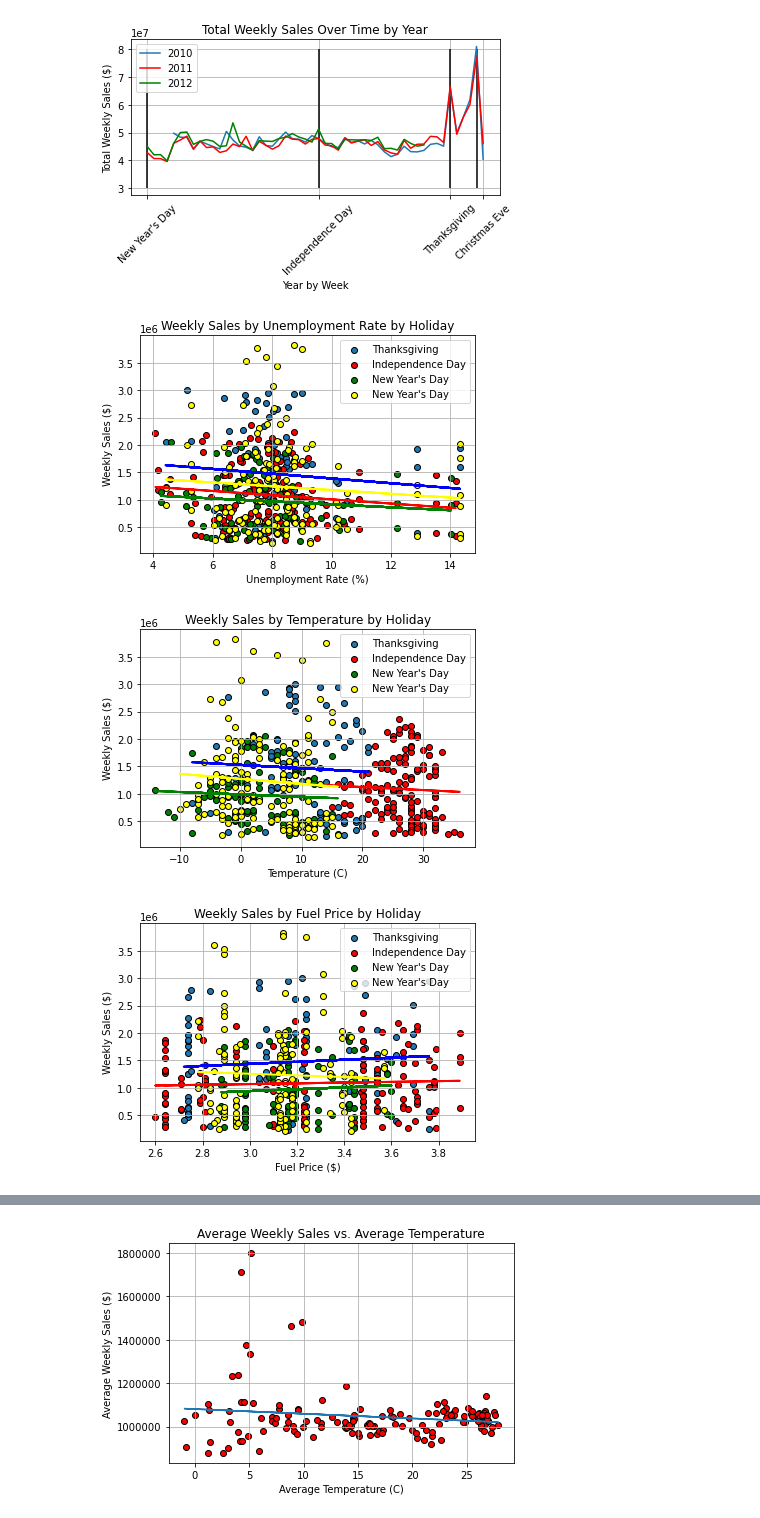
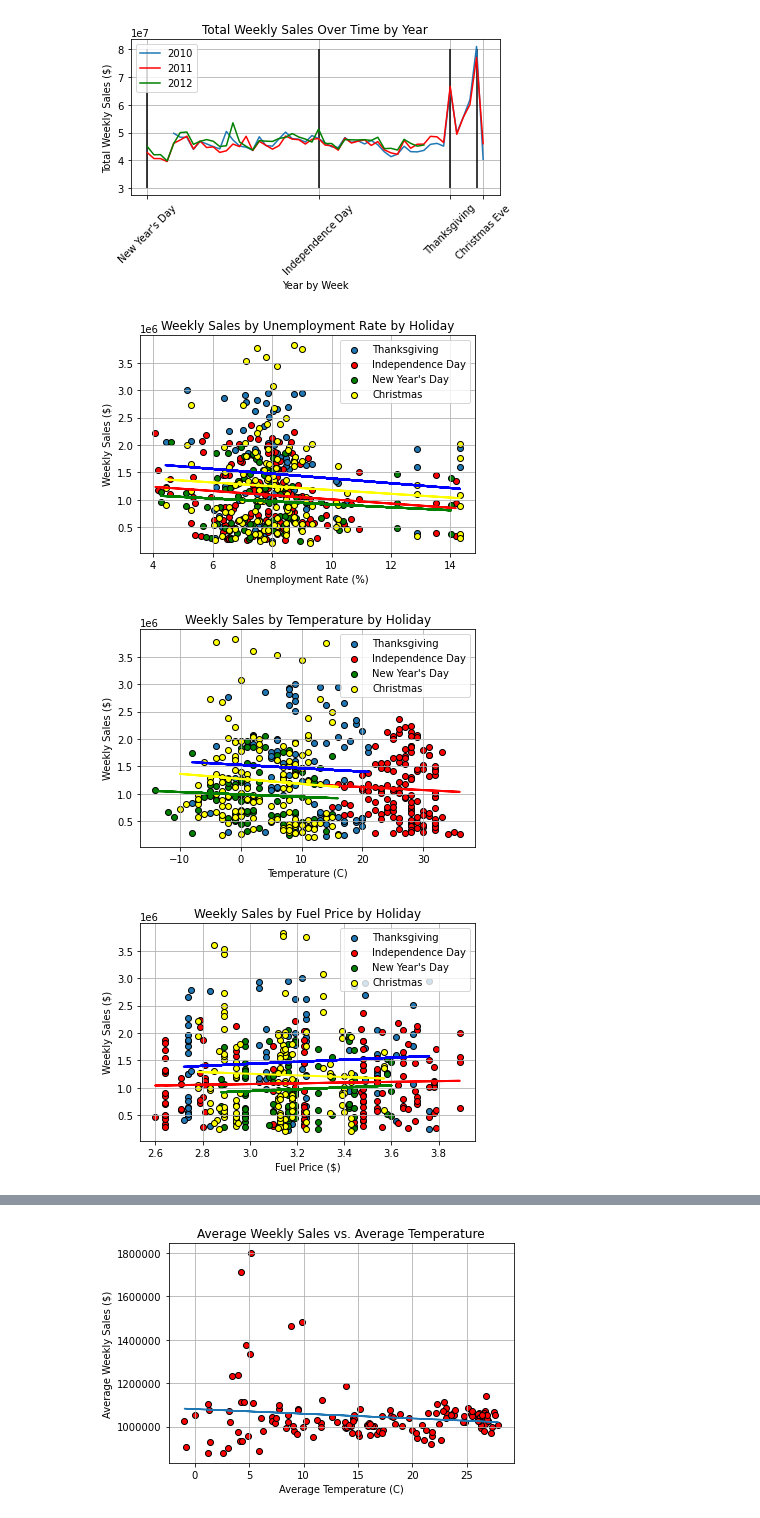
Before and after one commit to beckyydo/Project-1, a Jupyter notebook: Project 1/fourthnotebook.ipynb, the cells around one changed output, grey strips where cells are left out. Saved outputs shown, nothing was run; the diff lists cells and outputs as text; code cells hidden in the pictures.

```diff
--- a/Project 1/fourthnotebook.ipynb
+++ b/Project 1/fourthnotebook.ipynb
@@ -679,35 +679,35 @@ xmas= data.loc[data["Holiday Name"]=="Christmas"]
 
 plt.scatter(thanks["Unemployment"],thanks["Weekly_Sales"],edgecolor="black", label="Thanksgiving")
 plt.scatter(indep["Unemployment"],indep["Weekly_Sales"],c="red",edgecolor="black",label="Independence Day")
 plt.scatter(nyd["Unemployment"],nyd["Weekly_Sales"],c="green",edgecolor="black",label="New Year's Day")
-plt.scatter(xmas["Unemployment"],xmas["Weekly_Sales"],c="yellow",edgecolor="black",label="New Year's Day")
+plt.scatter(xmas["Unemployment"],xmas["Weekly_Sales"],c="yellow",edgecolor="black",label="Christmas")
 
 # Create linear regression equations:
 slopet, interceptt, r_valuet, p_valuet, std_errt = st.linregress(thanks["Unemployment"], thanks["Weekly_Sales"])
 best_fitt = slopet*thanks["Unemployment"]+interceptt
 plt.plot(thanks["Unemployment"],best_fitt,linewidth=2,c="blue")
 slopei, intercepti, r_valuei, p_valuei, std_erri = st.linregress(indep["Unemployment"], indep["Weekly_Sales"])
 best_fiti = slopei*indep["Unemployment"]+intercepti
 plt.plot(indep["Unemployment"],best_fiti,linewidth=2,c="red")
 slopen, interceptn, r_valuen, p_valuen, std_errn = st.linregress(nyd["Unemployment"], nyd["Weekly_Sales"])
 best_fitn = slopen*nyd["Unemployment"]+interceptn
 plt.plot(nyd["Unemployment"],best_fitn,linewidth=2,c="green")
 slopex, interceptx, r_valuex, p_valuex, std_errx = st.linregress(xmas["Unemployment"], xmas["Weekly_Sales"])
 best_fitx = slopex*xmas["Unemployment"]+interceptx
 
 # Format and add labels:
 plt.plot(xmas["Unemployment"],best_fitx,linewidth=2,c="yellow")
 plt.legend()
 plt.title("Weekly Sales by Unemployment Rate by Holiday")
 plt.ylabel("Weekly Sales ($)")
 plt.xlabel("Unemployment Rate (%)")
 plt.grid()
 plt.tight_layout
 
 # Export as png:
 plt.savefig("Figures/Unemployment/fig23.png")
 # %% [output]
-[figure, old version]
+[figure, new version]
 # %%
 # SCATTERPLOT: HOLIDAYS vs. TEMPERATURE
 thanks = data.loc[data["Holiday Name"]=="Thanksgiving Day"]
@@ -718,7 +718,7 @@ xmas= data.loc[data["Holiday Name"]=="Christmas"]
 plt.scatter(thanks["Temperature C"],thanks["Weekly_Sales"],edgecolor="black", label="Thanksgiving")
 plt.scatter(indep["Temperature C"],indep["Weekly_Sales"],c="red",edgecolor="black",label="Independence Day")
 plt.scatter(nyd["Temperature C"],nyd["Weekly_Sales"],c="green",edgecolor="black",label="New Year's Day")
-plt.scatter(xmas["Temperature C"],xmas["Weekly_Sales"],c="yellow",edgecolor="black",label="New Year's Day")
+plt.scatter(xmas["Temperature C"],xmas["Weekly_Sales"],c="yellow",edgecolor="black",label="Christmas")
 
 # Create linear regression equation:
 slopet, interceptt, r_valuet, p_valuet, std_errt = st.linregress(thanks["Temperature C"], thanks["Weekly_Sales"])
@@ -745,7 +745,7 @@ plt.tight_layout
 # Export as png:
 plt.savefig("Figures/Temperature/fig24.png")
 # %% [output]
-[figure, old version]
+[figure, new version]
 # %%
 # SCATTERPLOT: HOLIDAYS vs. FUEL PRICE
 thanks = data.loc[data["Holiday Name"]=="Thanksgiving Day"]
@@ -756,7 +756,7 @@ xmas= data.loc[data["Holiday Name"]=="Christmas"]
 plt.scatter(thanks["Fuel_Price"],thanks["Weekly_Sales"],edgecolor="black", label="Thanksgiving")
 plt.scatter(indep["Fuel_Price"],indep["Weekly_Sales"],c="red",edgecolor="black",label="Independence Day")
 plt.scatter(nyd["Fuel_Price"],nyd["Weekly_Sales"],c="green",edgecolor="black",label="New Year's Day")
-plt.scatter(xmas["Fuel_Price"],xmas["Weekly_Sales"],c="yellow",edgecolor="black",label="New Year's Day")
+plt.scatter(xmas["Fuel_Price"],xmas["Weekly_Sales"],c="yellow",edgecolor="black",label="Christmas")
 slopet, interceptt, r_valuet, p_valuet, std_errt = st.linregress(thanks["Fuel_Price"], thanks["Weekly_Sales"])
 
 # Create linear regression lines:
@@ -783,7 +783,7 @@ plt.tight_layout
 # Export as png:
 plt.savefig("Figures/Fuel Price/fig25.png")
 # %% [output]
-[figure, old version]
+[figure, new version]
 # %%
 # SCATTERPLOT: HOLIDAYS vs. CPI
 thanks = data.loc[data["Holiday Name"]=="Thanksgiving Day"]
```
Also changed, not shown: parts of 1 cell of this notebook.
